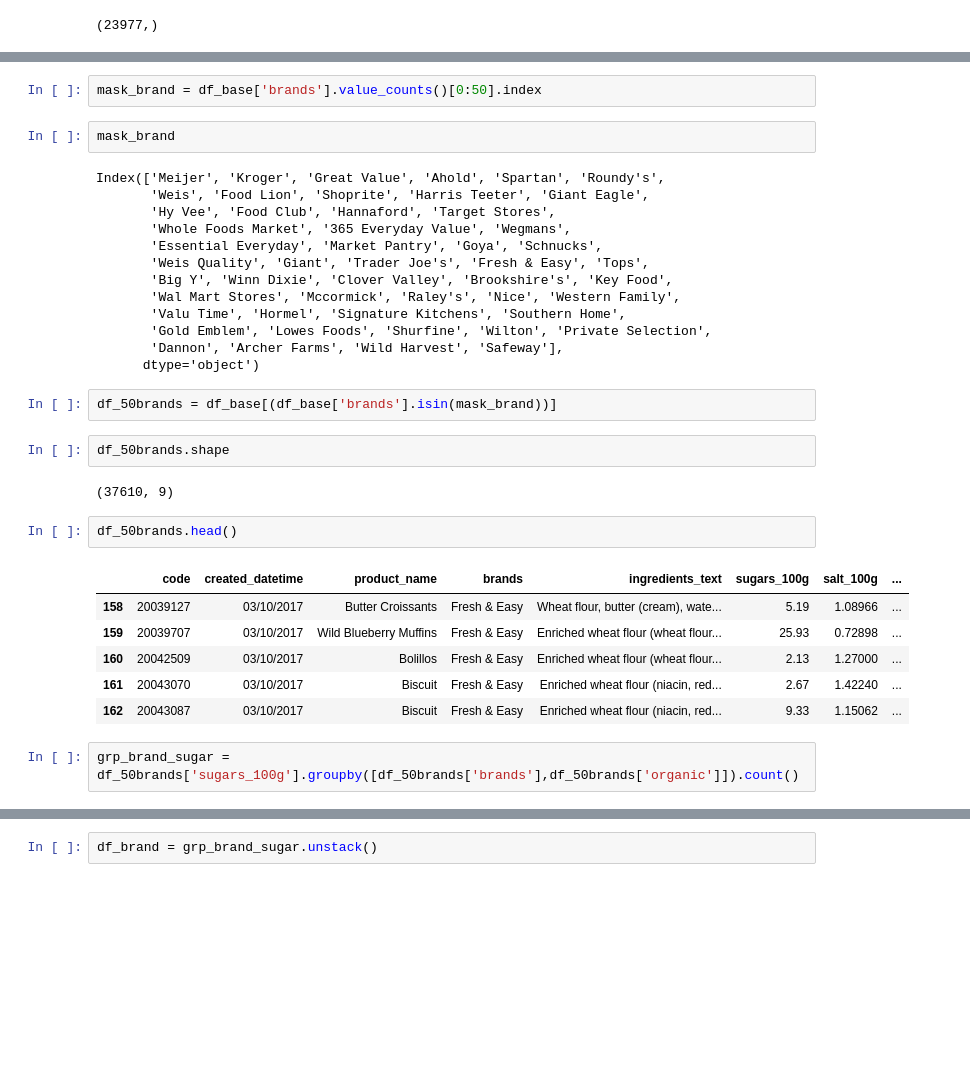
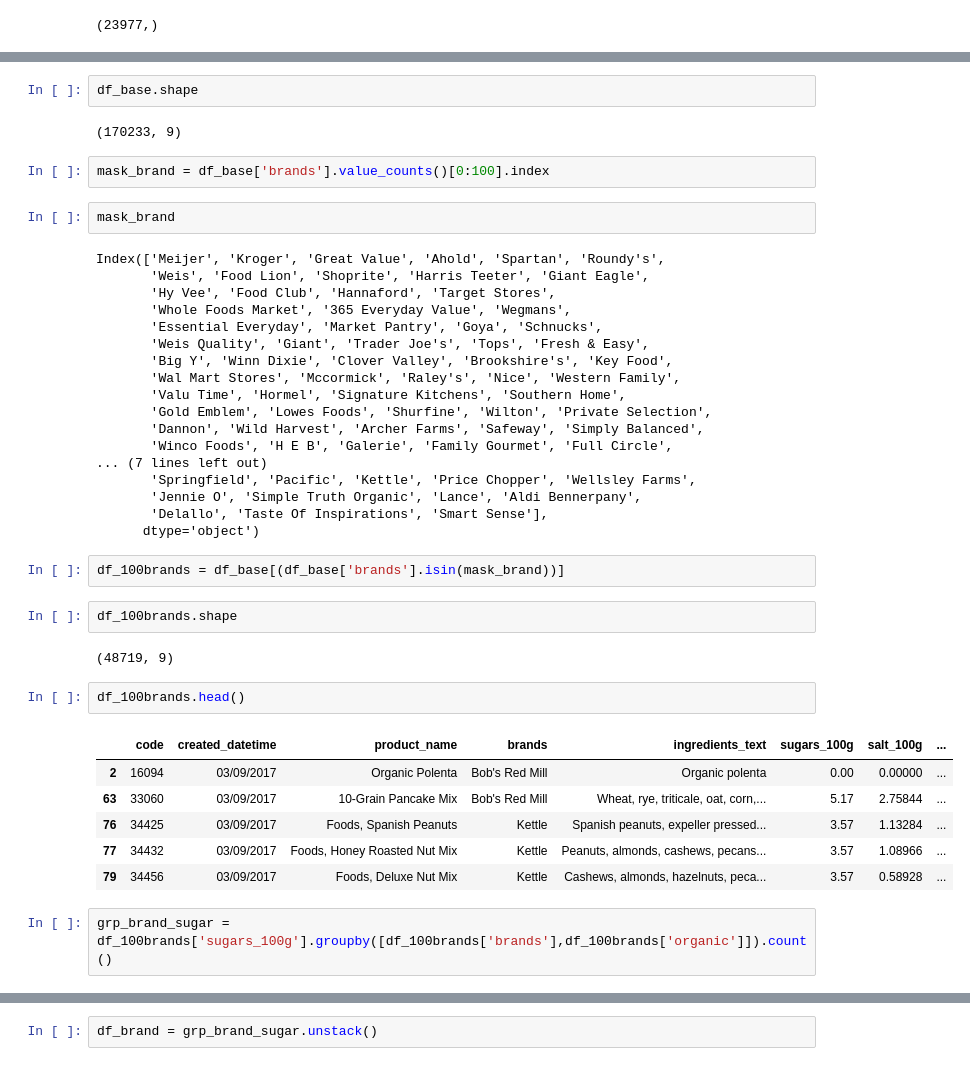
Before and after one commit to wits73/py_project, a Jupyter notebook: Health&Food-project-II.ipynb, the cells around one changed output, grey strips where cells are left out. Saved outputs shown, nothing was run; the diff lists cells and outputs as text; blank space fills up the shorter version.

```diff
--- a/Health&Food-project-II.ipynb
+++ b/Health&Food-project-II.ipynb
@@ -51,5 +87,9 @@ df_base['brands'].value_counts().shape
+# %%
+df_base.shape
+# %% [output]
+(170233, 9)
 # %%
-mask_brand = df_base['brands'].value_counts()[0:50].index
+mask_brand = df_base['brands'].value_counts()[0:100].index
 # %%
 mask_brand
 # %% [output]
@@ -58,30 +98,35 @@ Index(['Meijer', 'Kroger', 'Great Value', 'Ahold', 'Spartan', 'Roundy's',
        'Hy Vee', 'Food Club', 'Hannaford', 'Target Stores',
        'Whole Foods Market', '365 Everyday Value', 'Wegmans',
        'Essential Everyday', 'Market Pantry', 'Goya', 'Schnucks',
-       'Weis Quality', 'Giant', 'Trader Joe's', 'Fresh & Easy', 'Tops',
+       'Weis Quality', 'Giant', 'Trader Joe's', 'Tops', 'Fresh & Easy',
        'Big Y', 'Winn Dixie', 'Clover Valley', 'Brookshire's', 'Key Food',
        'Wal Mart Stores', 'Mccormick', 'Raley's', 'Nice', 'Western Family',
        'Valu Time', 'Hormel', 'Signature Kitchens', 'Southern Home',
        'Gold Emblem', 'Lowes Foods', 'Shurfine', 'Wilton', 'Private Selection',
-       'Dannon', 'Archer Farms', 'Wild Harvest', 'Safeway'],
+       'Dannon', 'Wild Harvest', 'Archer Farms', 'Safeway', 'Simply Balanced',
+       'Winco Foods', 'H E B', 'Galerie', 'Family Gourmet', 'Full Circle',
+... (7 lines left out)
+       'Springfield', 'Pacific', 'Kettle', 'Price Chopper', 'Wellsley Farms',
+       'Jennie O', 'Simple Truth Organic', 'Lance', 'Aldi Bennerpany',
+       'Delallo', 'Taste Of Inspirations', 'Smart Sense'],
       dtype='object')
 # %%
-df_50brands = df_base[(df_base['brands'].isin(mask_brand))]
+df_100brands = df_base[(df_base['brands'].isin(mask_brand))]
 # %%
-df_50brands.shape
+df_100brands.shape
 # %% [output]
-(37610, 9)
+(48719, 9)
 # %%
-df_50brands.head()
+df_100brands.head()
 # %% [output]
 |  | code | created_datetime | product_name | brands | ingredients_text | sugars_100g | salt_100g | ... |
-| 158 | 20039127 | 03/10/2017 | Butter Croissants | Fresh & Easy | Wheat flour, butter (cream), wate... | 5.19 | 1.08966 | ... |
-| 159 | 20039707 | 03/10/2017 | Wild Blueberry Muffins | Fresh & Easy | Enriched wheat flour (wheat flour... | 25.93 | 0.72898 | ... |
-| 160 | 20042509 | 03/10/2017 | Bolillos | Fresh & Easy | Enriched wheat flour (wheat flour... | 2.13 | 1.27000 | ... |
-| 161 | 20043070 | 03/10/2017 | Biscuit | Fresh & Easy | Enriched wheat flour (niacin, red... | 2.67 | 1.42240 | ... |
-| 162 | 20043087 | 03/10/2017 | Biscuit | Fresh & Easy | Enriched wheat flour (niacin, red... | 9.33 | 1.15062 | ... |
+| 2 | 16094 | 03/09/2017 | Organic Polenta | Bob's Red Mill | Organic polenta | 0.00 | 0.00000 | ... |
+| 63 | 33060 | 03/09/2017 | 10-Grain Pancake Mix | Bob's Red Mill | Wheat, rye, triticale, oat, corn,... | 5.17 | 2.75844 | ... |
+| 76 | 34425 | 03/09/2017 | Foods, Spanish Peanuts | Kettle | Spanish peanuts, expeller pressed... | 3.57 | 1.13284 | ... |
+| 77 | 34432 | 03/09/2017 | Foods, Honey Roasted Nut Mix | Kettle | Peanuts, almonds, cashews, pecans... | 3.57 | 1.08966 | ... |
+| 79 | 34456 | 03/09/2017 | Foods, Deluxe Nut Mix | Kettle | Cashews, almonds, hazelnuts, peca... | 3.57 | 0.58928 | ... |
 # %%
-grp_brand_sugar = df_50brands['sugars_100g'].groupby([df_50brands['brands'],df_50brands['organic']]).count()
+grp_brand_sugar = df_100brands['sugars_100g'].groupby([df_100brands['brands'],df_100brands['organic']]).count()
 # %%
 grp_brand_sugar.head()
 # %% [output]
```
Also changed, not shown: parts of 38 cells of this notebook, 1 other file.
